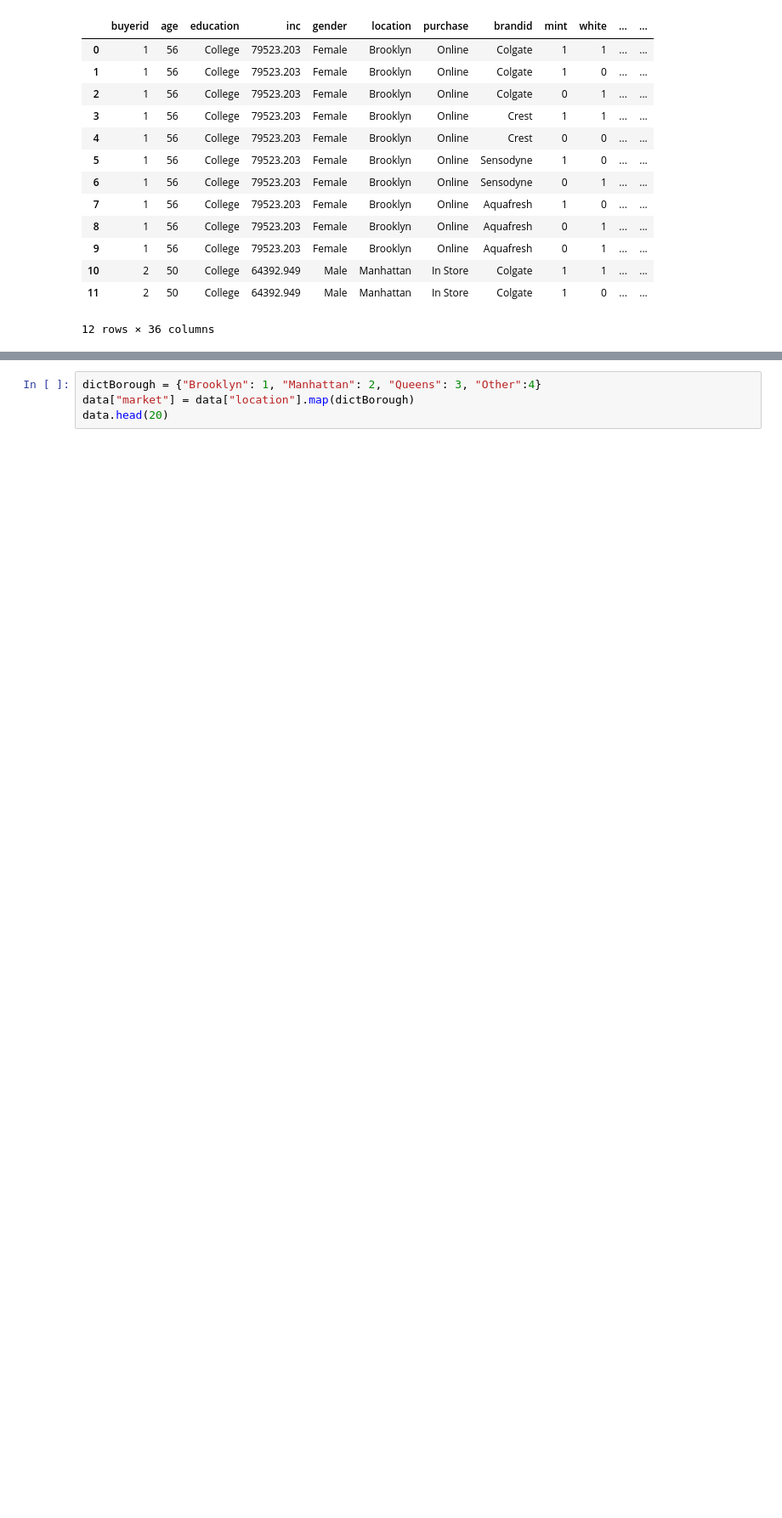
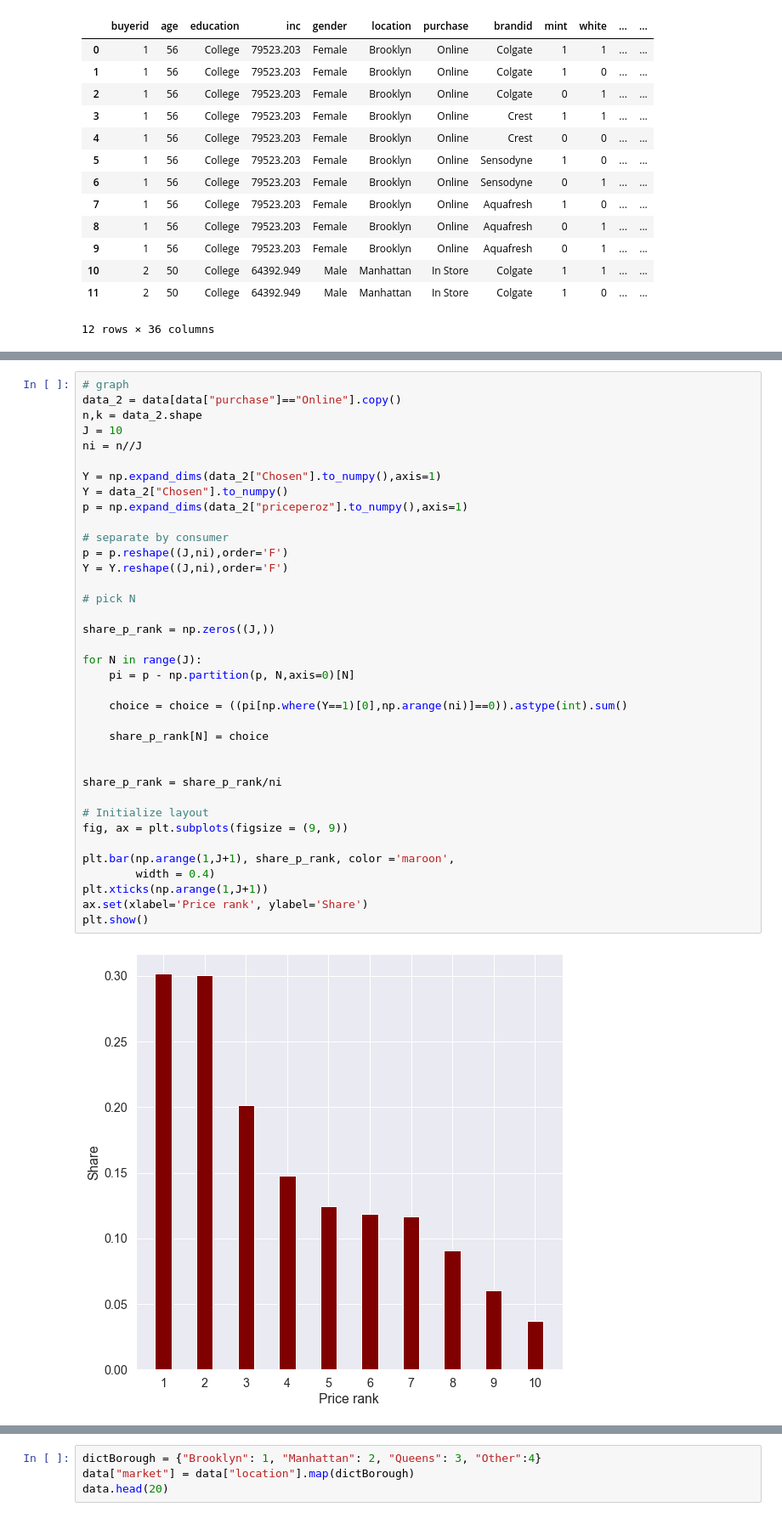
Before and after one commit to robamadour/ps2_IO2, a Jupyter notebook: Exploratory_analysis.ipynb, the cells around one changed output, grey strips where cells are left out. Shown at 85% size. Drawn from its saved outputs; the diff is of its cells as text; blank space fills up the shorter version.

```diff
--- a/Exploratory_analysis.ipynb
+++ b/Exploratory_analysis.ipynb
@@ -64,0 +150,39 @@ data.head(12)
+# %%
+# graph
+data_2 = data[data["purchase"]=="Online"].copy()
+n,k = data_2.shape
+J = 10
+ni = n//J
+
+Y = np.expand_dims(data_2["Chosen"].to_numpy(),axis=1)
+Y = data_2["Chosen"].to_numpy()
+p = np.expand_dims(data_2["priceperoz"].to_numpy(),axis=1)
+
+# separate by consumer
+p = p.reshape((J,ni),order='F')
+Y = Y.reshape((J,ni),order='F')
+
+# pick N
+
+share_p_rank = np.zeros((J,))
+
+for N in range(J):
+    pi = p - np.partition(p, N,axis=0)[N]
+
+    choice = choice = ((pi[np.where(Y==1)[0],np.arange(ni)]==0)).astype(int).sum()
+
+    share_p_rank[N] = choice
+
+
+share_p_rank = share_p_rank/ni
+
+# Initialize layout
+fig, ax = plt.subplots(figsize = (9, 9))
+
+plt.bar(np.arange(1,J+1), share_p_rank, color ='maroon',
+        width = 0.4)
+plt.xticks(np.arange(1,J+1))
+ax.set(xlabel='Price rank', ylabel='Share')
+plt.show()
+# %% [output]
+[figure, added]
```
Also changed, not shown: parts of 6 cells of this notebook, 39 other files.
